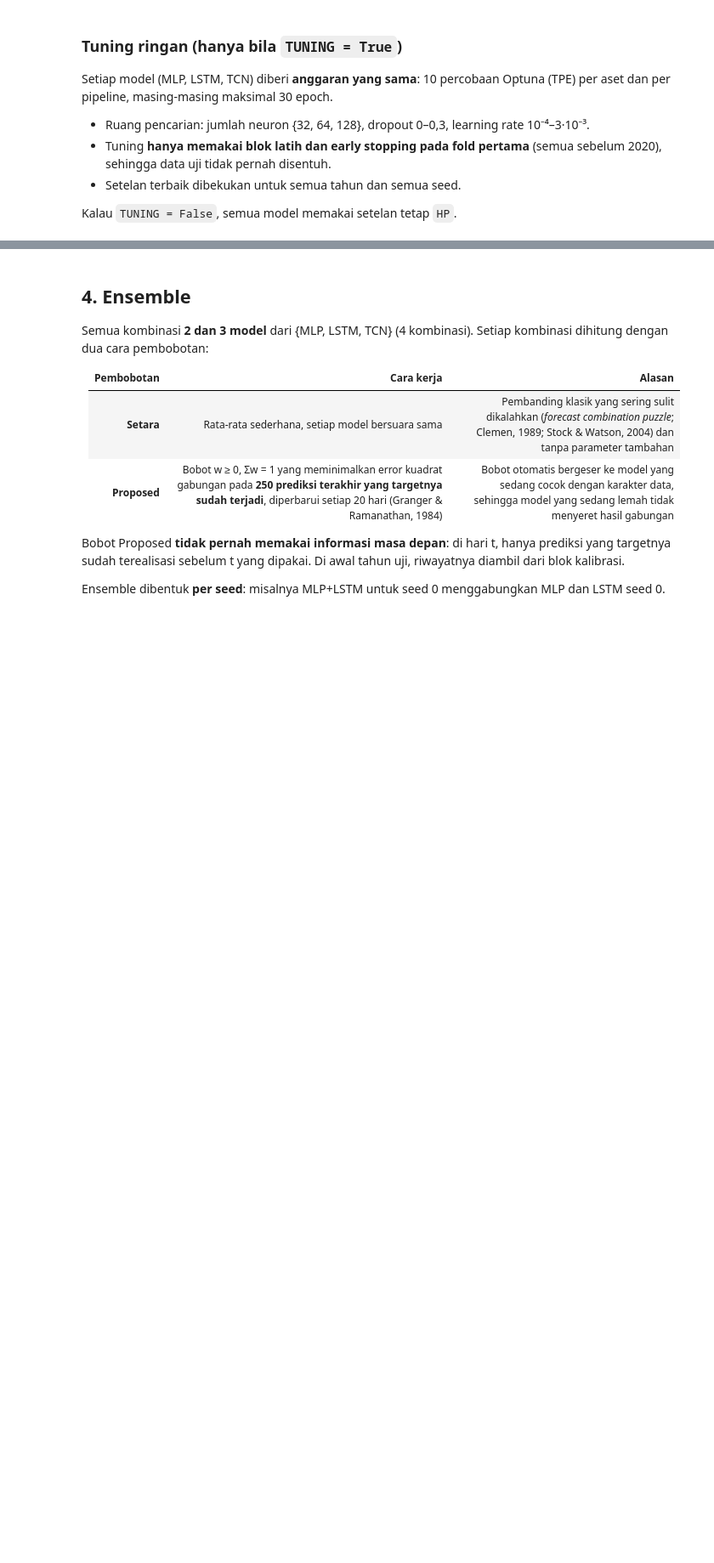
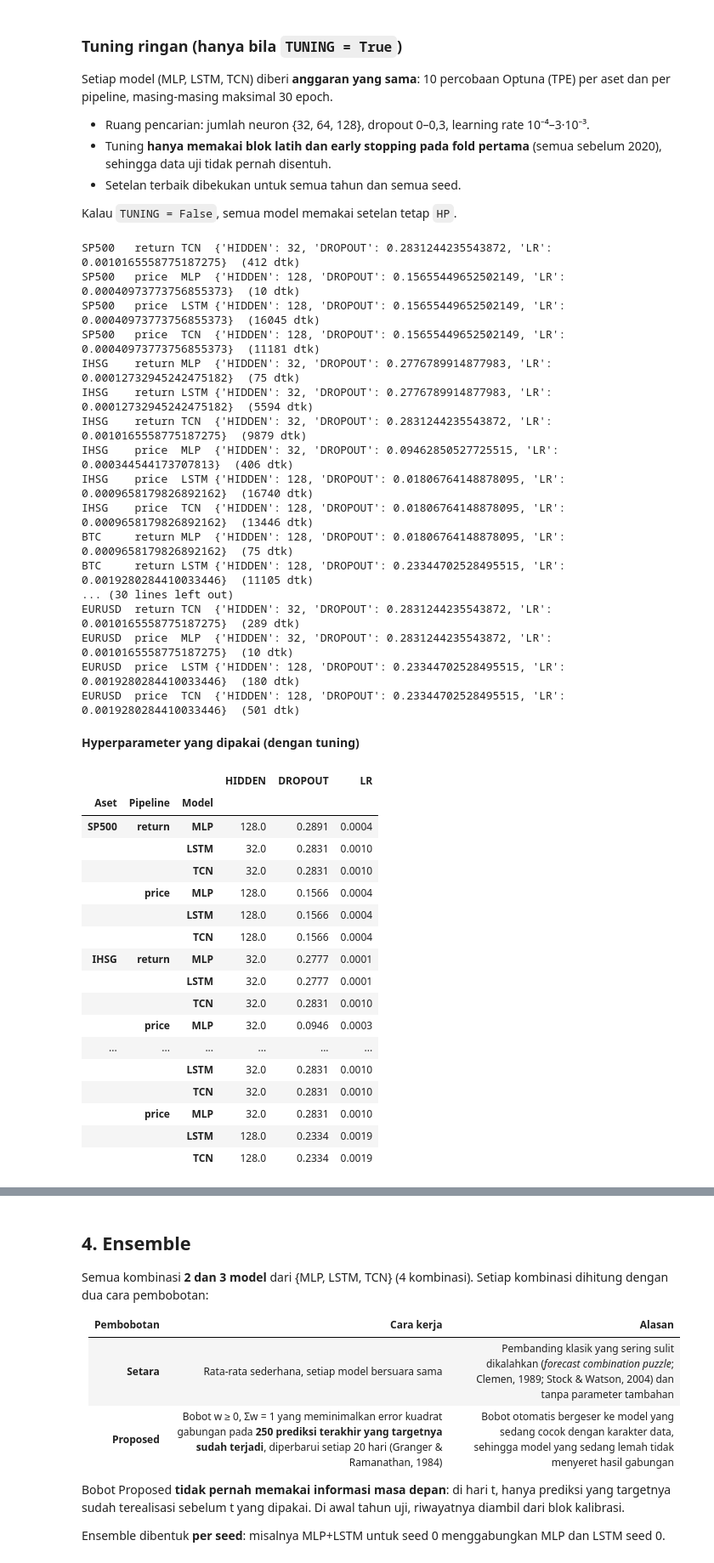
Before and after one commit to robiardan/ensembleforecast, a Jupyter notebook: Ensemble_NN.ipynb, the cells around one changed output, grey strips where cells are left out. Shown at 85% size. Saved outputs shown, nothing was run; the diff lists cells and outputs as text; code cells hidden in the pictures; blank space fills up the shorter version.

```diff
--- a/Ensemble_NN.ipynb
+++ b/Ensemble_NN.ipynb
@@ -37,7 +59,7 @@ print("Device:", DEVICE)
 # %%
 # ============================ KONFIGURASI ============================
 QUICK = False                 # True = uji cepat (bukan untuk paper)
-N_SEEDS = 5                   # jumlah pengulangan jaringan saraf dengan seed berbeda (3 atau 5)
+N_SEEDS = 3                   # jumlah pengulangan jaringan saraf dengan seed berbeda (3 atau 5)
 
 ASSETS = ["SP500", "IHSG", "BTC", "GOLD", "BRENT", "TLT", "USDIDR", "EURUSD"]
 DATA_FILE, OUT_DIR = "data_keuangan.xlsx", "outputs"
@@ -54,7 +76,7 @@ STACK_WINDOW, REFIT_EVERY = 250, 20   # bobot Proposed: 250 prediksi terakhir ya
 
 NN_MODELS = ["MLP", "LSTM", "TCN"]
 EPOCHS, PATIENCE, BATCH = 100, 10, 64
-TUNING = False                # False = setelan tetap; True = tuning ringan setiap model
+TUNING = True                # False = setelan tetap; True = tuning ringan setiap model
 HP = dict(HIDDEN=64, DROPOUT=0.1, LR=1e-3)   # setelan tetap (dipakai bila TUNING = False)
 # tuning ringan: anggaran sama untuk setiap model, hanya memakai data sebelum tahun uji pertama
 TUNE_TRIALS, TUNE_EPOCHS, TUNE_PATIENCE = 10, 30, 5
@@ -298,35 +344,97 @@ Setiap model (MLP, LSTM, TCN) diberi **anggaran yang sama**: 10 percobaan Optuna
 
 Kalau `TUNING = False`, semua model memakai setelan tetap `HP`.
 # %%
+# ==============================================================================
+# BLOK HYPERPARAMETER TUNING (OPTUNA) & TRAINING
+# ==============================================================================
+import time
+import json
+import os
+import numpy as np
+import pandas as pd
+
 HP_FILE = f"{OUT_DIR}/hparams_{VERSION}.json"
+
 if TUNING:
     import optuna
     optuna.logging.set_verbosity(optuna.logging.WARNING)
     HPARAMS = json.load(open(HP_FILE)) if os.path.exists(HP_FILE) else {}
+
     for asset in ASSETS:
         for target in TARGETS:
-            S = build_samples(DATA[asset], target); fold = make_fold(S, TEST_YEARS[0]); sc = Scaler(S, fold, target)
+            S = build_samples(DATA[asset], target)
+            fold = make_fold(S, TEST_YEARS[0])
+            sc = Scaler(S, fold, target)
+
+            # Biarkan tetap sebagai NumPy array, karena train_net meminta np.ndarray
             Xtr, Ytr = sc.x(S["X"][fold["train"]]), sc.y(S["Y"][fold["train"]])
             Xes, Yes = sc.x(S["X"][fold["es"]]), sc.y(S["Y"][fold["es"]])
+
             for name in NN_MODELS:
                 key = f"{asset}|{target}|{name}"
-                if key in HPARAMS: continue
+                if key in HPARAMS:
+                    continue
+
                 t0 = time.time()
                 def objective(trial):
-                    hp = dict(HIDDEN=trial.suggest_categorical("HIDDEN", SEARCH_SPACE["HIDDEN"]),
-                              DROPOUT=trial.suggest_float("DROPOUT", *SEARCH_SPACE["DROPOUT"]),
-                              LR=trial.suggest_float("LR", *SEARCH_SPACE["LR"], log=True))
+                    hp = dict(
+                        HIDDEN=trial.suggest_categorical("HIDDEN", SEARCH_SPACE["HIDDEN"]),
+                        DROPOUT=trial.suggest_float("DROPOUT", *SEARCH_SPACE["DROPOUT"]),
+                        LR=trial.suggest_float("LR", *SEARCH_SPACE["LR"], log=True)
+                    )
                     return train_net(name, 0, Xtr, Ytr, Xes, Yes, hp, TUNE_EPOCHS, TUNE_PATIENCE).best_loss
+
                 study = optuna.create_study(direction="minimize", sampler=optuna.samplers.TPESampler(seed=0))
                 study.optimize(objective, n_trials=TUNE_TRIALS)
+
                 HPARAMS[key] = study.best_params
                 json.dump(HPARAMS, open(HP_FILE, "w"), indent=1)
                 print(f"{asset:7s} {target:6s} {name:4s} {study.best_params}  ({time.time()-t0:.0f} dtk)")
 else:
-    HPARAMS = {f"{a}|{t}|{m}": HP for a in ASSETS for t in TARGETS for m in NN_MODELS}
+    # Jika TUNING = False, menggunakan default hyperparameter
+    HPARAMS = {f"{a}|{t}|{m}": DEFAULT_HP for a in ASSETS for t in TARGETS for m in NN_MODELS}
+
 HP_TABLE = pd.DataFrame({tuple(k.split("|")): v for k, v in HPARAMS.items()}).T
 HP_TABLE.index.names = ["Aset", "Pipeline", "Model"]
-display(Markdown(f"**Hyperparameter yang dipakai ({LABEL_VERSION})**")); HP_TABLE.round(4)
+display(Markdown(f"**Hyperparameter yang dipakai ({LABEL_VERSION})**"))
+HP_TABLE.round(4)
+# %% [output]
+SP500   return TCN  {'HIDDEN': 32, 'DROPOUT': 0.2831244235543872, 'LR': 0.0010165558775187275}  (412 dtk)
+SP500   price  MLP  {'HIDDEN': 128, 'DROPOUT': 0.15655449652502149, 'LR': 0.00040973773756855373}  (10 dtk)
+SP500   price  LSTM {'HIDDEN': 128, 'DROPOUT': 0.15655449652502149, 'LR': 0.00040973773756855373}  (16045 dtk)
+SP500   price  TCN  {'HIDDEN': 128, 'DROPOUT': 0.15655449652502149, 'LR': 0.00040973773756855373}  (11181 dtk)
+IHSG    return MLP  {'HIDDEN': 32, 'DROPOUT': 0.2776789914877983, 'LR': 0.00012732945242475182}  (75 dtk)
+IHSG    return LSTM {'HIDDEN': 32, 'DROPOUT': 0.2776789914877983, 'LR': 0.00012732945242475182}  (5594 dtk)
+IHSG    return TCN  {'HIDDEN': 32, 'DROPOUT': 0.2831244235543872, 'LR': 0.0010165558775187275}  (9879 dtk)
+IHSG    price  MLP  {'HIDDEN': 32, 'DROPOUT': 0.09462850527725515, 'LR': 0.000344544173707813}  (406 dtk)
+IHSG    price  LSTM {'HIDDEN': 128, 'DROPOUT': 0.01806764148878095, 'LR': 0.0009658179826892162}  (16740 dtk)
+IHSG    price  TCN  {'HIDDEN': 128, 'DROPOUT': 0.01806764148878095, 'LR': 0.0009658179826892162}  (13446 dtk)
+BTC     return MLP  {'HIDDEN': 128, 'DROPOUT': 0.01806764148878095, 'LR': 0.0009658179826892162}  (75 dtk)
+BTC     return LSTM {'HIDDEN': 128, 'DROPOUT': 0.23344702528495515, 'LR': 0.0019280284410033446}  (11105 dtk)
+... (30 lines left out)
+EURUSD  return TCN  {'HIDDEN': 32, 'DROPOUT': 0.2831244235543872, 'LR': 0.0010165558775187275}  (289 dtk)
+EURUSD  price  MLP  {'HIDDEN': 32, 'DROPOUT': 0.2831244235543872, 'LR': 0.0010165558775187275}  (10 dtk)
+EURUSD  price  LSTM {'HIDDEN': 128, 'DROPOUT': 0.23344702528495515, 'LR': 0.0019280284410033446}  (180 dtk)
+EURUSD  price  TCN  {'HIDDEN': 128, 'DROPOUT': 0.23344702528495515, 'LR': 0.0019280284410033446}  (501 dtk)
+**Hyperparameter yang dipakai (dengan tuning)**
+|  |  |  | HIDDEN | DROPOUT | LR |
+| Aset | Pipeline | Model |  |  |  |
+| SP500 | return | MLP | 128.0 | 0.2891 | 0.0004 |
+|  |  | LSTM | 32.0 | 0.2831 | 0.0010 |
+|  |  | TCN | 32.0 | 0.2831 | 0.0010 |
+|  | price | MLP | 128.0 | 0.1566 | 0.0004 |
+|  |  | LSTM | 128.0 | 0.1566 | 0.0004 |
+|  |  | TCN | 128.0 | 0.1566 | 0.0004 |
+| IHSG | return | MLP | 32.0 | 0.2777 | 0.0001 |
+|  |  | LSTM | 32.0 | 0.2777 | 0.0001 |
+|  |  | TCN | 32.0 | 0.2831 | 0.0010 |
+|  | price | MLP | 32.0 | 0.0946 | 0.0003 |
+| ... | ... | ... | ... | ... | ... |
+|  |  | LSTM | 32.0 | 0.2831 | 0.0010 |
+|  |  | TCN | 32.0 | 0.2831 | 0.0010 |
+|  | price | MLP | 32.0 | 0.2831 | 0.0010 |
+|  |  | LSTM | 128.0 | 0.2334 | 0.0019 |
+|  |  | TCN | 128.0 | 0.2334 | 0.0019 |
 # %%
 # ---------------- jalankan semua model, simpan prediksi per fold (bisa dilanjutkan bila terputus) ----------------
 def run_fold(asset, target, S, year):
```
Also changed, not shown: parts of 17 cells of this notebook.
